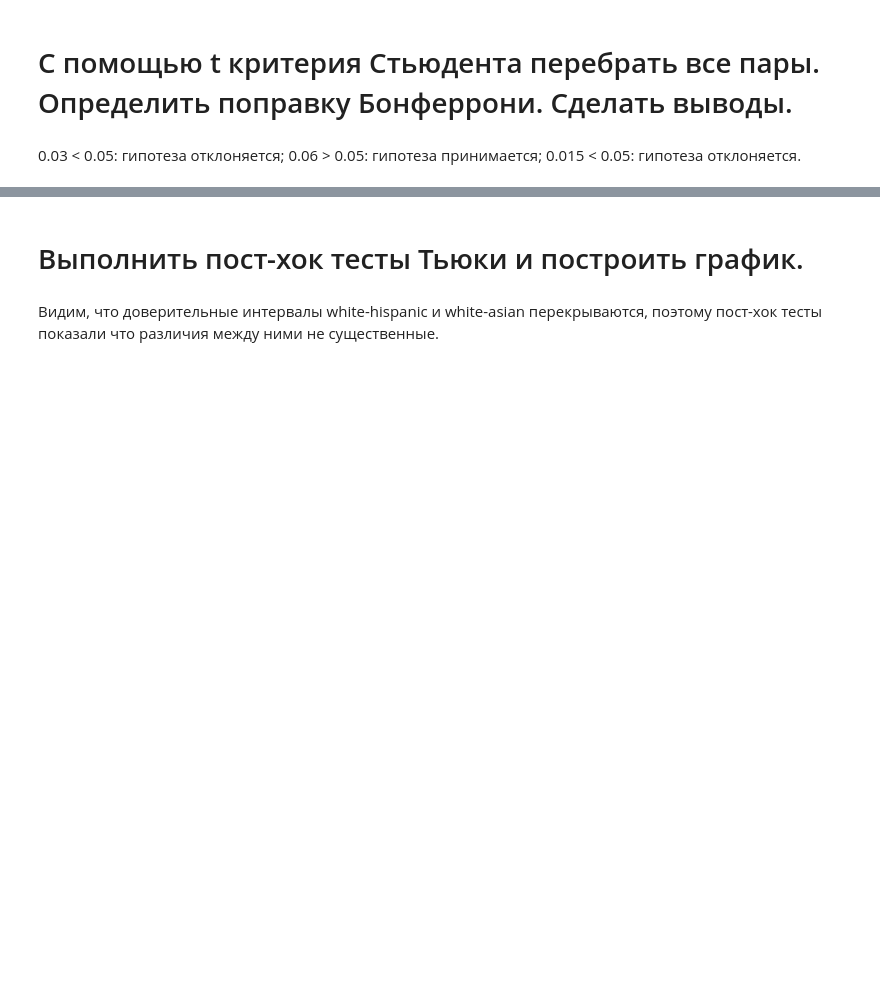
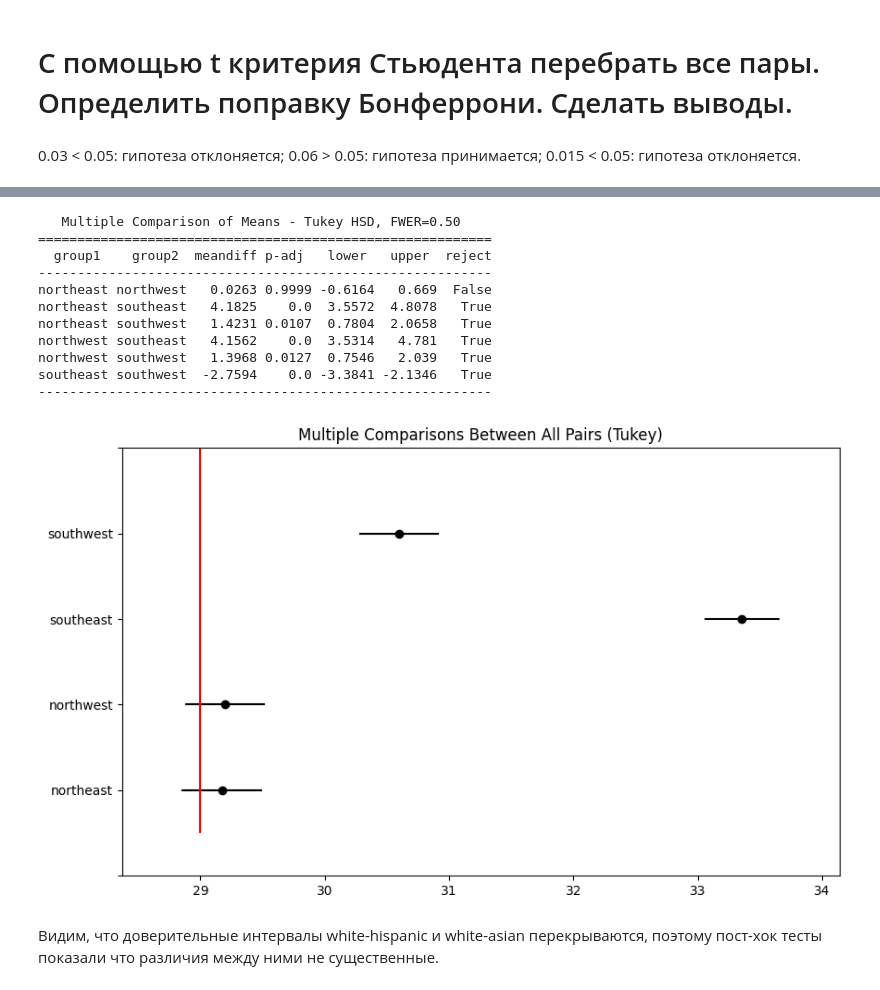
Before and after one commit to FilippYV/Big_Data_analysis_technologies_and_tools, a Jupyter notebook: Helping_friends/sasha/Pr_4/Pr_4.ipynb, the cells around one changed output, grey strips where cells are left out. Drawn from its saved outputs; the diff is of its cells as text; code cells hidden in the pictures; blank space fills up the shorter version.

```diff
--- a/Helping_friends/sasha/Pr_4/Pr_4.ipynb
+++ b/Helping_friends/sasha/Pr_4/Pr_4.ipynb
@@ -340,5 +346,5 @@ plt.legend(prop={'size': 20})
 # %%
 import pandas as pd
 
-dataset = pd.read_csv('../Datasets_for_work/Data_4/insurance.csv')
+dataset = pd.read_csv('insurance.csv')
 dataset
@@ -430,12 +543,23 @@ t_dataframe
-# %% [markdown]
-# Выполнить пост-хок тесты Тьюки и построить график.
 # %%
 from statsmodels.stats.multicomp import pairwise_tukeyhsd
 # %%
 tukey = pairwise_tukeyhsd(endog=dataset.bmi, groups=dataset.region, alpha=0.5)
 tukey.plot_simultaneous()
 plt.vlines(x=29, ymin=-0.5, ymax=4.5, color='red')
-tukey.summary()
+print(tukey.summary())
+# %% [output]
+   Multiple Comparison of Means - Tukey HSD, FWER=0.50
+==========================================================
+  group1    group2  meandiff p-adj   lower   upper  reject
+----------------------------------------------------------
+northeast northwest   0.0263 0.9999 -0.6164   0.669  False
+northeast southeast   4.1825    0.0  3.5572  4.8078   True
+northeast southwest   1.4231 0.0107  0.7804  2.0658   True
+northwest southeast   4.1562    0.0  3.5314   4.781   True
+northwest southwest   1.3968 0.0127  0.7546   2.039   True
+southeast southwest  -2.7594    0.0 -3.3841 -2.1346   True
+----------------------------------------------------------
+[figure, added]
 # %% [markdown]
 Видим, что доверительные интервалы white-hispanic и white-asian перекрываются, поэтому пост-хок тесты показали что различия между ними не существенные.
 # %% [markdown]
```
Also changed, not shown: parts of 28 cells of this notebook, 10 other files.
